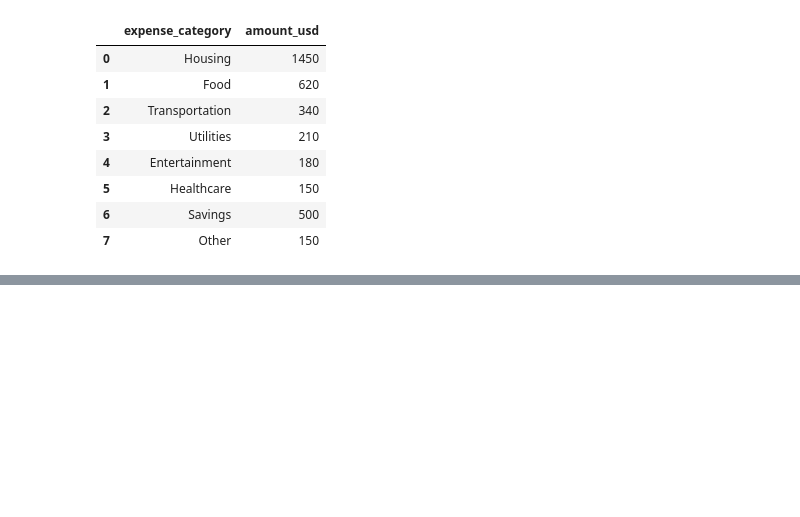
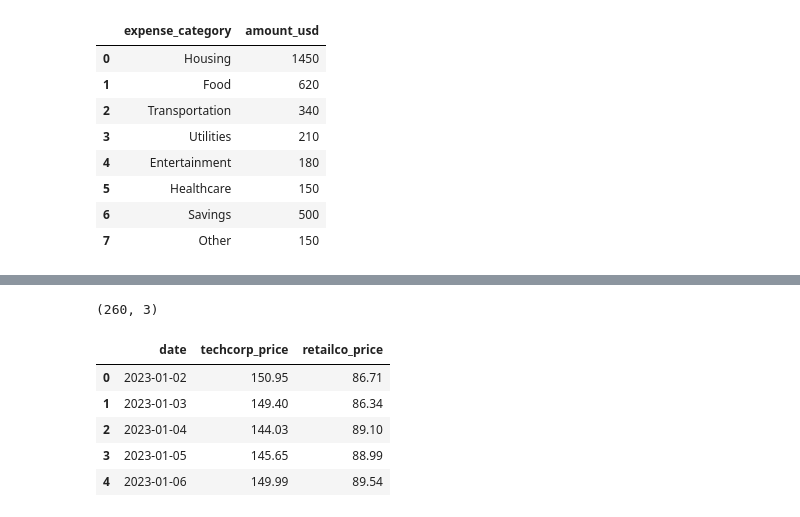
Before and after one commit to izzat-ai/learning-ai, a Jupyter notebook: data_visualization/matplotlib/practice.ipynb, the cells around one changed output, grey strips where cells are left out. Drawn from its saved outputs; the diff is of its cells as text; code cells hidden in the pictures; blank space fills up the shorter version.

```diff
--- a/data_visualization/matplotlib/practice.ipynb
+++ b/data_visualization/matplotlib/practice.ipynb
@@ -544,0 +577,24 @@ plt.show()
+# %%
+# ikkita kompaniya aksiyasining (TechCorp va RetailCo) 2023 yildagi kunlik yopilish narxi ma'lumotlari
+np.random.seed(72)
+
+dates = pd.bdate_range(start='2023-01-01', end='2023-12-29')
+
+df_stock_prices = pd.DataFrame({
+    'date': dates,
+    'techcorp_price': (150 + np.cumsum(np.random.normal(0.15, 2.5, len(dates)))).round(2),
+    'retailco_price': (85 + np.cumsum(np.random.normal(0.02, 1.2, len(dates)))).round(2)
+})
+
+df_stock_prices.shape
+# %% [output]
+(260, 3)
+# %%
+df_stock_prices.head()
+# %% [output]
+|  | date | techcorp_price | retailco_price |
+| 0 | 2023-01-02 | 150.95 | 86.71 |
+| 1 | 2023-01-03 | 149.40 | 86.34 |
+| 2 | 2023-01-04 | 144.03 | 89.10 |
+| 3 | 2023-01-05 | 145.65 | 88.99 |
+| 4 | 2023-01-06 | 149.99 | 89.54 |
```
Also changed, not shown: parts of 5 cells of this notebook.
